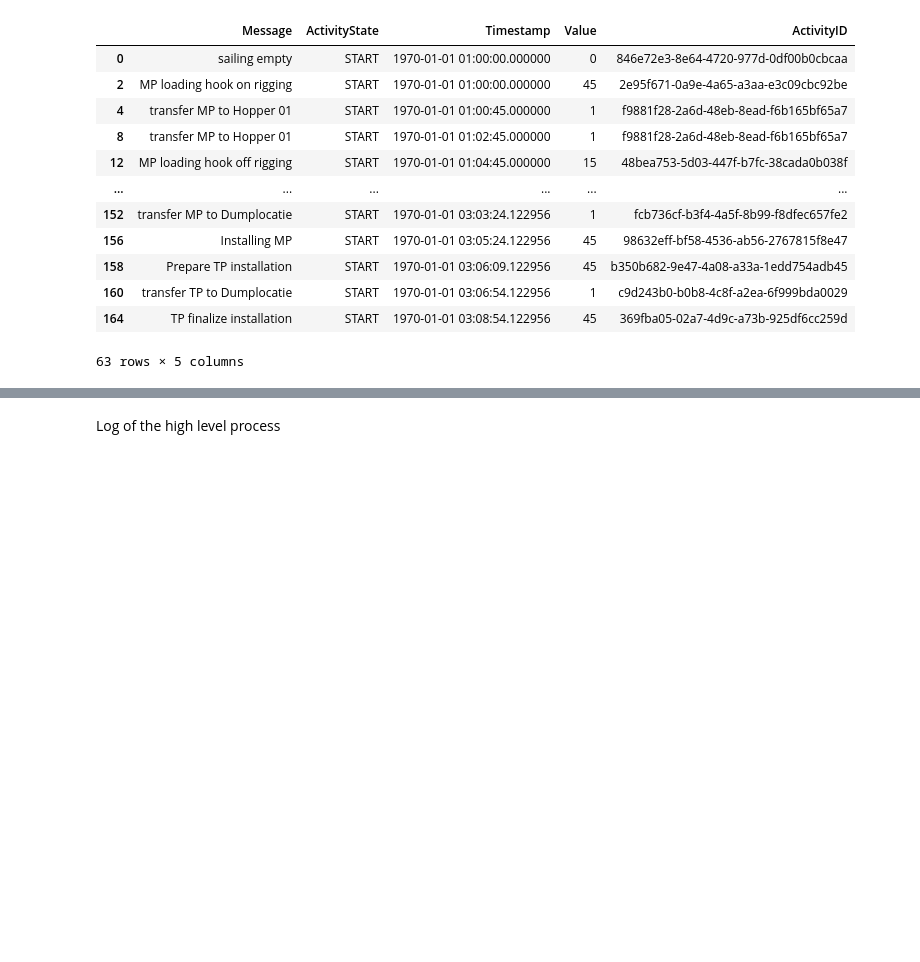
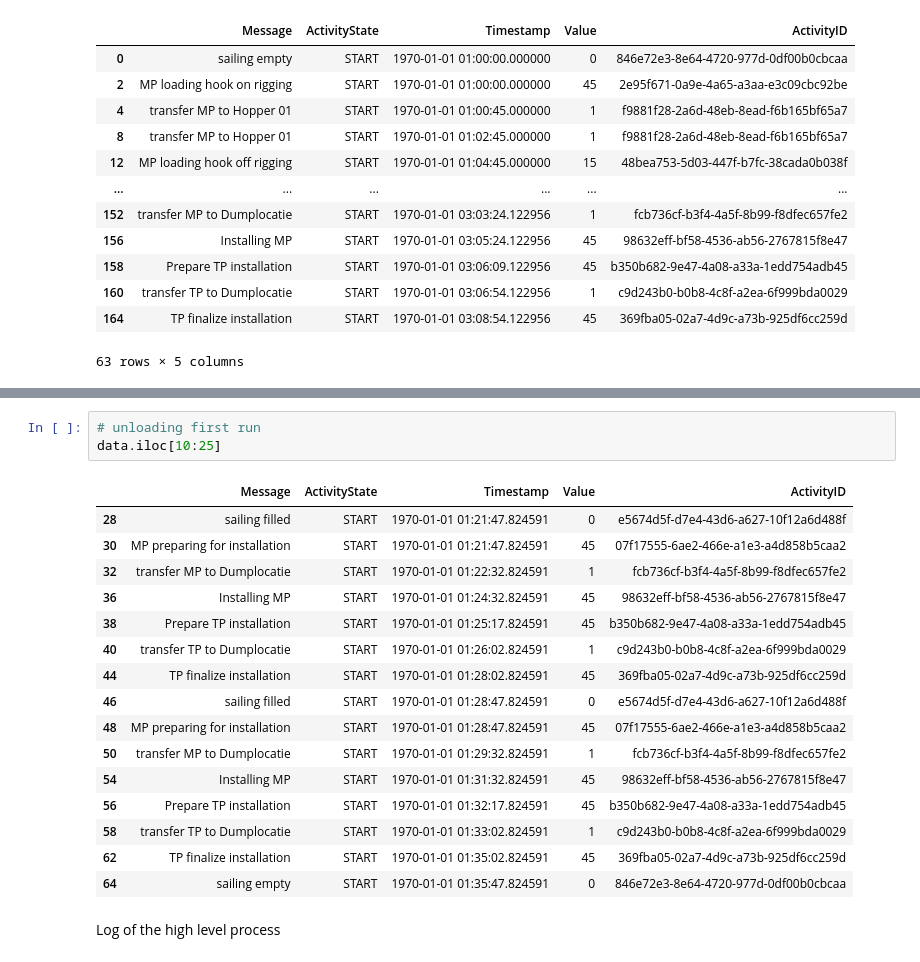
Before and after one commit to TUDelft-CITG/OpenCLSim, a Jupyter notebook: openclsim/notebooks/12_Subcycle_example.ipynb, the cells around one changed output, grey strips where cells are left out. Saved outputs shown, nothing was run; the diff lists cells and outputs as text; blank space fills up the shorter version.

```diff
--- a/openclsim/notebooks/12_Subcycle_example.ipynb
+++ b/openclsim/notebooks/12_Subcycle_example.ipynb
@@ -491,3 +511,23 @@ data.iloc[:10]
+# %%
+# unloading first run
+data.iloc[10:25]
+# %% [output]
+|  | Message | ActivityState | Timestamp | Value | ActivityID |
+| 28 | sailing filled | START | 1970-01-01 01:21:47.824591 | 0 | e5674d5f-d7e4-43d6-a627-10f12a6d488f |
+| 30 | MP preparing for installation | START | 1970-01-01 01:21:47.824591 | 45 | 07f17555-6ae2-466e-a1e3-a4d858b5caa2 |
+| 32 | transfer MP to Dumplocatie | START | 1970-01-01 01:22:32.824591 | 1 | fcb736cf-b3f4-4a5f-8b99-f8dfec657fe2 |
+| 36 | Installing MP | START | 1970-01-01 01:24:32.824591 | 45 | 98632eff-bf58-4536-ab56-2767815f8e47 |
+| 38 | Prepare TP installation | START | 1970-01-01 01:25:17.824591 | 45 | b350b682-9e47-4a08-a33a-1edd754adb45 |
+| 40 | transfer TP to Dumplocatie | START | 1970-01-01 01:26:02.824591 | 1 | c9d243b0-b0b8-4c8f-a2ea-6f999bda0029 |
+| 44 | TP finalize installation | START | 1970-01-01 01:28:02.824591 | 45 | 369fba05-02a7-4d9c-a73b-925df6cc259d |
+| 46 | sailing filled | START | 1970-01-01 01:28:47.824591 | 0 | e5674d5f-d7e4-43d6-a627-10f12a6d488f |
+| 48 | MP preparing for installation | START | 1970-01-01 01:28:47.824591 | 45 | 07f17555-6ae2-466e-a1e3-a4d858b5caa2 |
+| 50 | transfer MP to Dumplocatie | START | 1970-01-01 01:29:32.824591 | 1 | fcb736cf-b3f4-4a5f-8b99-f8dfec657fe2 |
+| 54 | Installing MP | START | 1970-01-01 01:31:32.824591 | 45 | 98632eff-bf58-4536-ab56-2767815f8e47 |
+| 56 | Prepare TP installation | START | 1970-01-01 01:32:17.824591 | 45 | b350b682-9e47-4a08-a33a-1edd754adb45 |
+| 58 | transfer TP to Dumplocatie | START | 1970-01-01 01:33:02.824591 | 1 | c9d243b0-b0b8-4c8f-a2ea-6f999bda0029 |
+| 62 | TP finalize installation | START | 1970-01-01 01:35:02.824591 | 45 | 369fba05-02a7-4d9c-a73b-925df6cc259d |
+| 64 | sailing empty | START | 1970-01-01 01:35:47.824591 | 0 | 846e72e3-8e64-4720-977d-0df00b0cbcaa |
 # %% [markdown]
 Log of the high level process
 # %%
```
Also changed, not shown: parts of 2 cells of this notebook, 4 other files.
